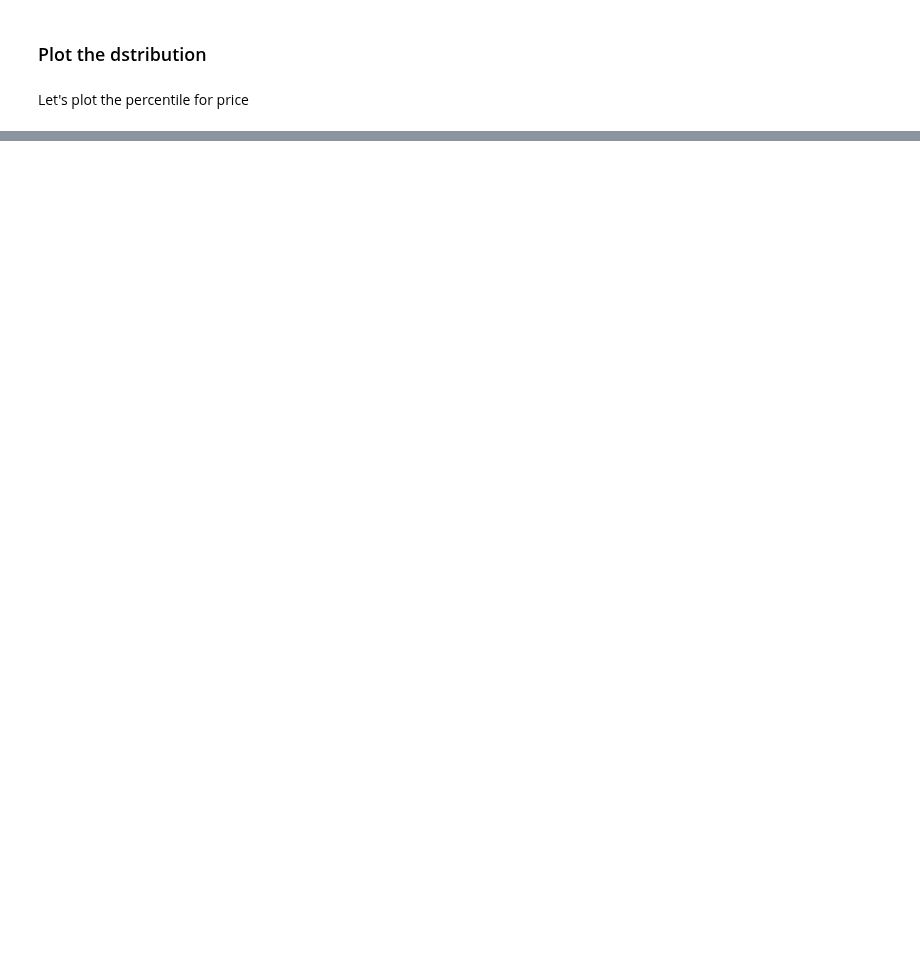
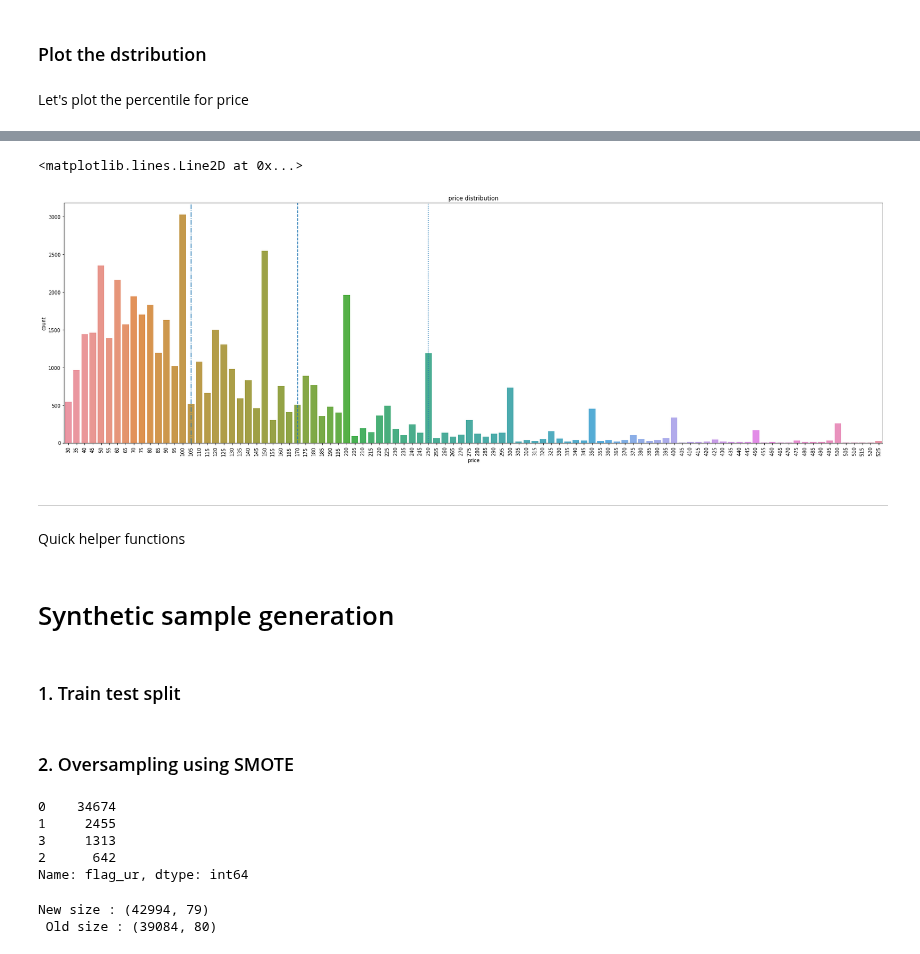
Before and after one commit to principal-miners/listings, a Jupyter notebook: ssh/Modeling.ipynb, the cells around one changed output, grey strips where cells are left out. Saved outputs shown, nothing was run; the diff lists cells and outputs as text; code cells hidden in the pictures; blank space fills up the shorter version.

```diff
--- a/ssh/Modeling.ipynb
+++ b/ssh/Modeling.ipynb
@@ -166,0 +65,18 @@ x_train, x_test, y_train, y_test = train_test_split(x, y, test_size=0.25, random
+# %%
+f, ax = plt.subplots(1,1,figsize=(30,9))
+g = sns.countplot(x="price", data=listings, ax=ax)
+t = g.set_xticklabels(g.get_xticklabels(), rotation=90)
+t = g.set_title("price distribution")
+median_idx = np.where(np.sort(listings["price"].unique())==listings["price"].median())
+plt.axvline(x=median_idx, linestyle="-.")
+percentile_75_idx = np.where(np.sort(listings["price"].unique())==price_percentile.iloc[75,:].values[0])
+plt.axvline(x=percentile_75_idx, linestyle="--")
+percentile_90_idx = np.where(np.sort(listings["price"].unique())==price_percentile.iloc[90,:].values[0])
+plt.axvline(x=percentile_90_idx, linestyle=":")
+# %% [output]
+<matplotlib.lines.Line2D at 0x...>
+[figure, added]
+# %% [markdown]
+------------------
+# %% [markdown]
+Quick helper functions
@@ -166,0 +86,4 @@ x_train, x_test, y_train, y_test = train_test_split(x, y, test_size=0.25, random
+# %% [markdown]
+# Synthetic sample generation
+# %% [markdown]
+### 1. Train test split
@@ -166,0 +92,2 @@ x_train, x_test, y_train, y_test = train_test_split(x, y, test_size=0.25, random
+# %% [markdown]
+### 2. Oversampling using SMOTE
@@ -166,0 +106,9 @@ x_train, x_test, y_train, y_test = train_test_split(x, y, test_size=0.25, random
+# %%
+vcs = train["flag_ur"].value_counts()
+vcs
+# %% [output]
+0    34674
+1     2455
+3     1313
+2      642
+Name: flag_ur, dtype: int64
@@ -166,0 +148,8 @@ x_train, x_test, y_train, y_test = train_test_split(x, y, test_size=0.25, random
+# %%
+print(
+"New size :", x_train.shape, "\n",
+"Old size :", train.shape,
+)
+# %% [output]
+New size : (42994, 79)
+ Old size : (39084, 80)
```
Also changed, not shown: parts of 94 cells of this notebook, 6 other files.
